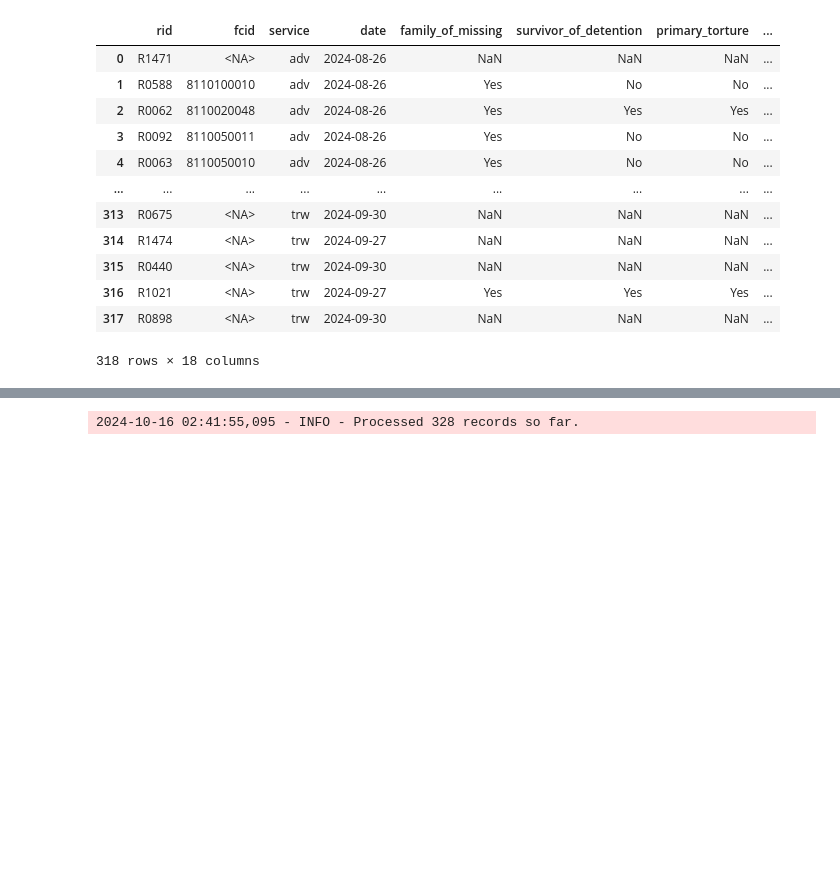
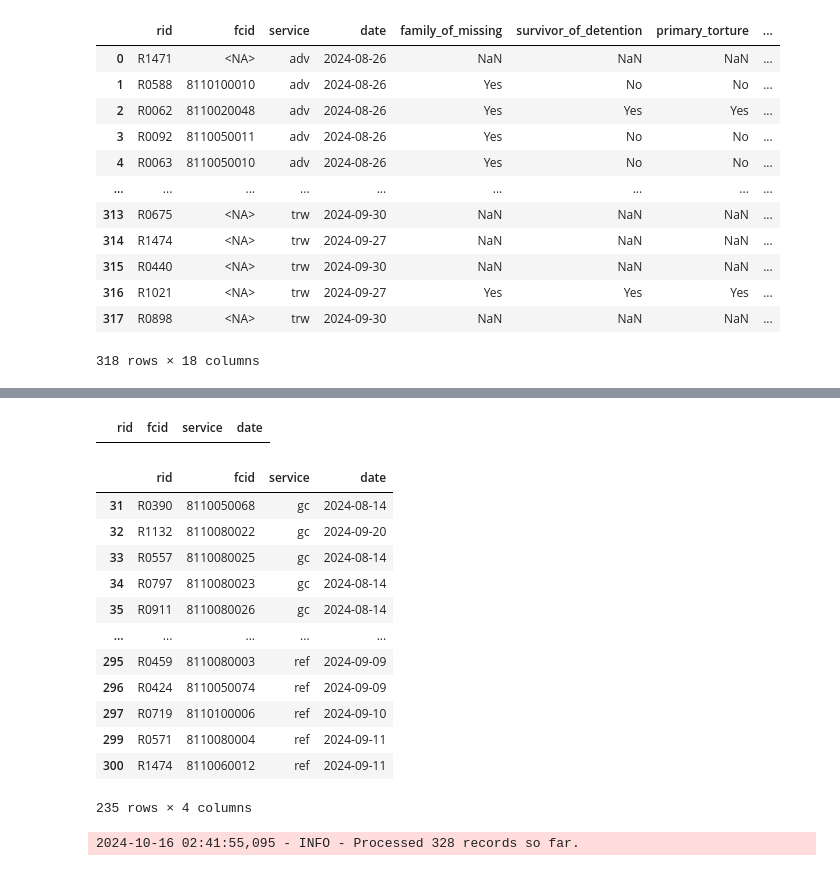
Before and after one commit to ModarYaghi/fc-performeter, a Jupyter notebook: notebooks/concatenation.ipynb, the cells around one changed output, grey strips where cells are left out. Saved outputs shown, nothing was run; the diff lists cells and outputs as text; code cells hidden in the pictures; blank space fills up the shorter version.

```diff
--- a/notebooks/concatenation.ipynb
+++ b/notebooks/concatenation.ipynb
@@ -78,0 +135,33 @@ uniq_hsh_report
+# %%
+trw = hsh_report324[hsh_report324['service'].isin(['trw'])]
+unique_trw = trw.drop_duplicates(subset=['fcid'])
+unique_trw
+# %% [output]
+|  | rid | fcid | service | date |
+# %%
+pei = hsh_report324[hsh_report324['service'].isin(['pei'])]
+unique_pei = pei.drop_duplicates(subset=['fcid'])
+# unique_pei
+# %%
+ref = hsh_report324[hsh_report324['service'].isin(['ref'])]
+unique_ref = ref.drop_duplicates(subset=['fcid'])
+# unique_ref
+# %%
+services = [unique_mhpss, unique_pt, unique_td, unique_trw, unique_pei, unique_ref]
+hsh_all_beneficiaries_324 = pd.concat(services)
+# %%
+hsh_all_beneficiaries_324
+# %% [output]
+|  | rid | fcid | service | date |
+| 31 | R0390 | 8110050068 | gc | 2024-08-14 |
+| 32 | R1132 | 8110080022 | gc | 2024-09-20 |
+| 33 | R0557 | 8110080025 | gc | 2024-08-14 |
+| 34 | R0797 | 8110080023 | gc | 2024-08-14 |
+| 35 | R0911 | 8110080026 | gc | 2024-08-14 |
+| ... | ... | ... | ... | ... |
+| 295 | R0459 | 8110080003 | ref | 2024-09-09 |
+| 296 | R0424 | 8110050074 | ref | 2024-09-09 |
+| 297 | R0719 | 8110100006 | ref | 2024-09-10 |
+| 299 | R0571 | 8110080004 | ref | 2024-09-11 |
+| 300 | R1474 | 8110060012 | ref | 2024-09-11 |
+235 rows × 4 columns
```
Also changed, not shown: parts of 24 cells of this notebook, 3 other files.
